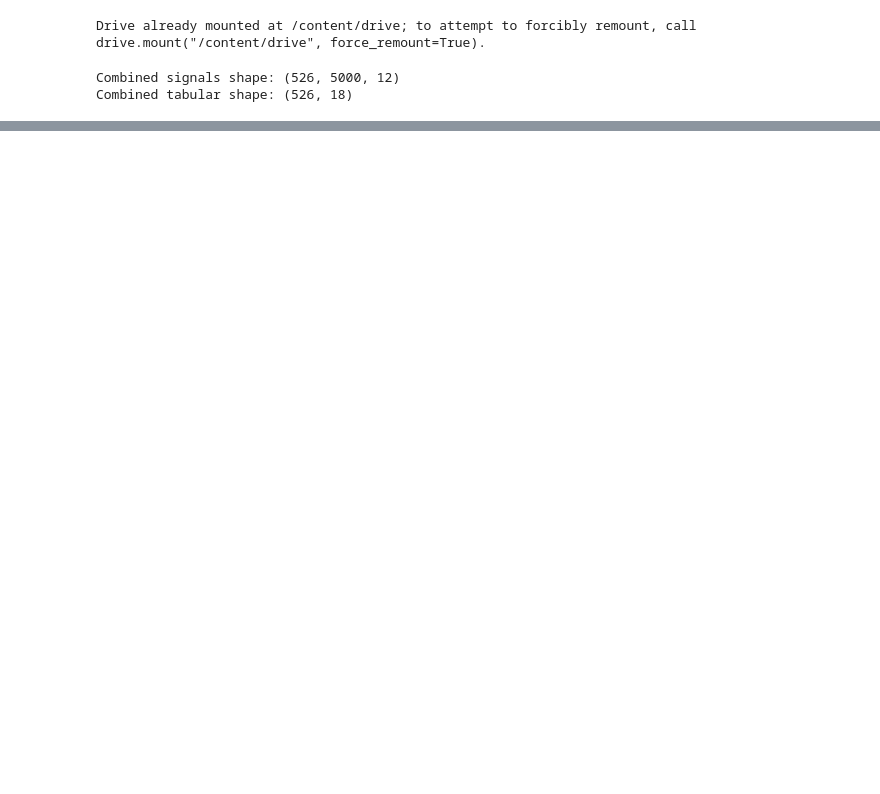
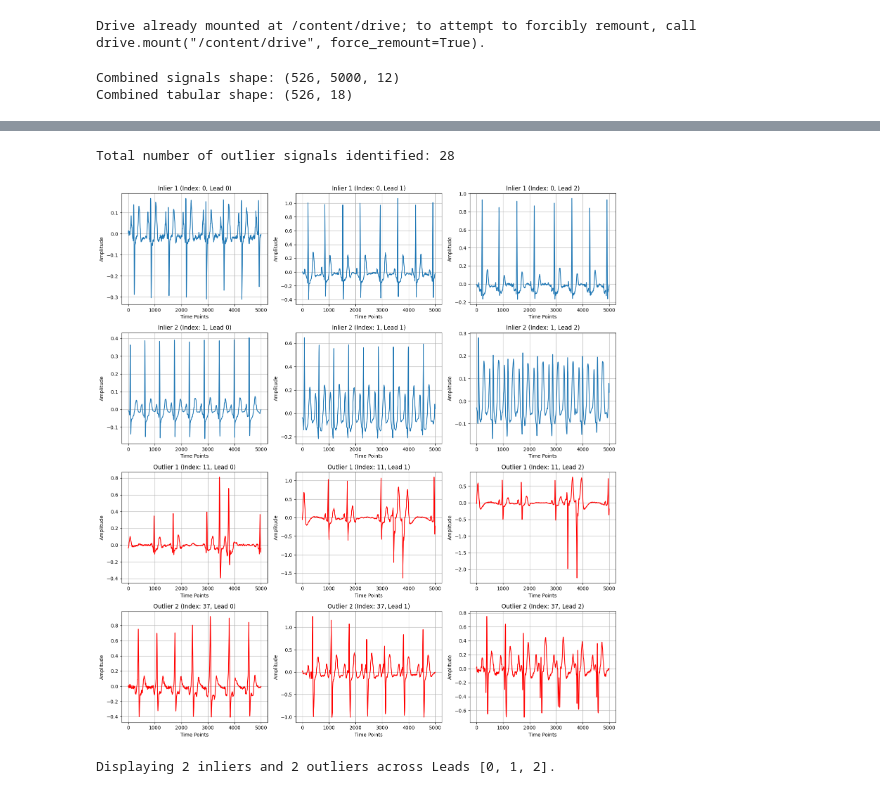
Before and after one commit to dalexsuam/ECG_DEEP_LEARNING, a Jupyter notebook: ECG_DEEP_LEARNING.ipynb, the cells around one changed output, grey strips where cells are left out. Drawn from its saved outputs; the diff is of its cells as text; code cells hidden in the pictures; blank space fills up the shorter version.

```diff
--- a/ECG_DEEP_LEARNING.ipynb
+++ b/ECG_DEEP_LEARNING.ipynb
@@ -157,0 +179,19 @@ tabular_data
+# %%
+all_features = []
+
+for i, signal in enumerate(signals):
+    signal_features = {}
+    for lead_idx in range(12):
+        lead_data = signal[:, lead_idx]
+        signal_features[f"lead_{lead_idx}_mean"] = np.mean(lead_data)
+        signal_features[f"lead_{lead_idx}_std"] = np.std(lead_data)
+        signal_features[f"lead_{lead_idx}_min"] = np.min(lead_data)
+        signal_features[f"lead_{lead_idx}_max"] = np.max(lead_data)
+        signal_features[f"lead_{lead_idx}_range"] = np.max(lead_data) - np.min(lead_data)
+    all_features.append(signal_features)
+
+features_df = pd.DataFrame(all_features)
+
+print("Shape of features_df:", features_df.shape)
+print("First 5 rows of features_df:")
+print(features_df.head())
@@ -157,0 +268,59 @@ tabular_data
+# %%
+num_outliers = features_df[features_df['is_outlier'] == -1].shape[0]
+print(f"Total number of outlier signals identified: {num_outliers}")
+# %% [output]
+Total number of outlier signals identified: 28
+# %%
+import matplotlib.pyplot as plt
+
+# Find the indices of a few inlier signals (e.g., first 2)
+inlier_indices = features_df[features_df['is_outlier'] == 1].index[:2]
+# Find the indices of a few outlier signals (e.g., first 2)
+outlier_indices = features_df[features_df['is_outlier'] == -1].index[:2]
+
+# Choose a few leads to plot (e.g., Leads 0, 1, 2)
+leads_to_plot = [0, 1, 2]
+
+num_inliers = len(inlier_indices)
+num_outliers = len(outlier_indices)
+num_leads_to_display = len(leads_to_plot)
+
+# Calculate total number of rows for subplots
+total_rows = (num_inliers + num_outliers)
+
+# Adjust figure size for better visibility
+plt.figure(figsize=(15, 4 * total_rows * num_leads_to_display / 3)) # Adjusted to scale vertically better
+
+plot_idx = 1
+
+# Plot inlier signals for selected leads
+for s_idx, inlier_idx in enumerate(inlier_indices):
+    inlier_signal_data = signals[inlier_idx]
+    for l_idx, lead_num in enumerate(leads_to_plot):
+        plt.subplot(total_rows, num_leads_to_display, plot_idx)
+        plt.plot(inlier_signal_data[:, lead_num])
+        plt.title(f'Inlier {s_idx+1} (Index: {inlier_idx}, Lead {lead_num})')
+        plt.xlabel('Time Points')
+        plt.ylabel('Amplitude')
+        plt.grid(True)
+        plot_idx += 1
+
+# Plot outlier signals for selected leads
+for s_idx, outlier_idx in enumerate(outlier_indices):
+    outlier_signal_data = signals[outlier_idx]
+    for l_idx, lead_num in enumerate(leads_to_plot):
+        plt.subplot(total_rows, num_leads_to_display, plot_idx)
+        plt.plot(outlier_signal_data[:, lead_num], color='red')
+        plt.title(f'Outlier {s_idx+1} (Index: {outlier_idx}, Lead {lead_num})')
+        plt.xlabel('Time Points')
+        plt.ylabel('Amplitude')
+        plt.grid(True)
+        plot_idx += 1
+
+plt.tight_layout()
+plt.show()
+
+print(f"Displaying {num_inliers} inliers and {num_outliers} outliers across Leads {leads_to_plot}.")
+# %% [output]
+[figure, added]
+Displaying 2 inliers and 2 outliers across Leads [0, 1, 2].
```
Also changed, not shown: parts of 15 cells of this notebook.
